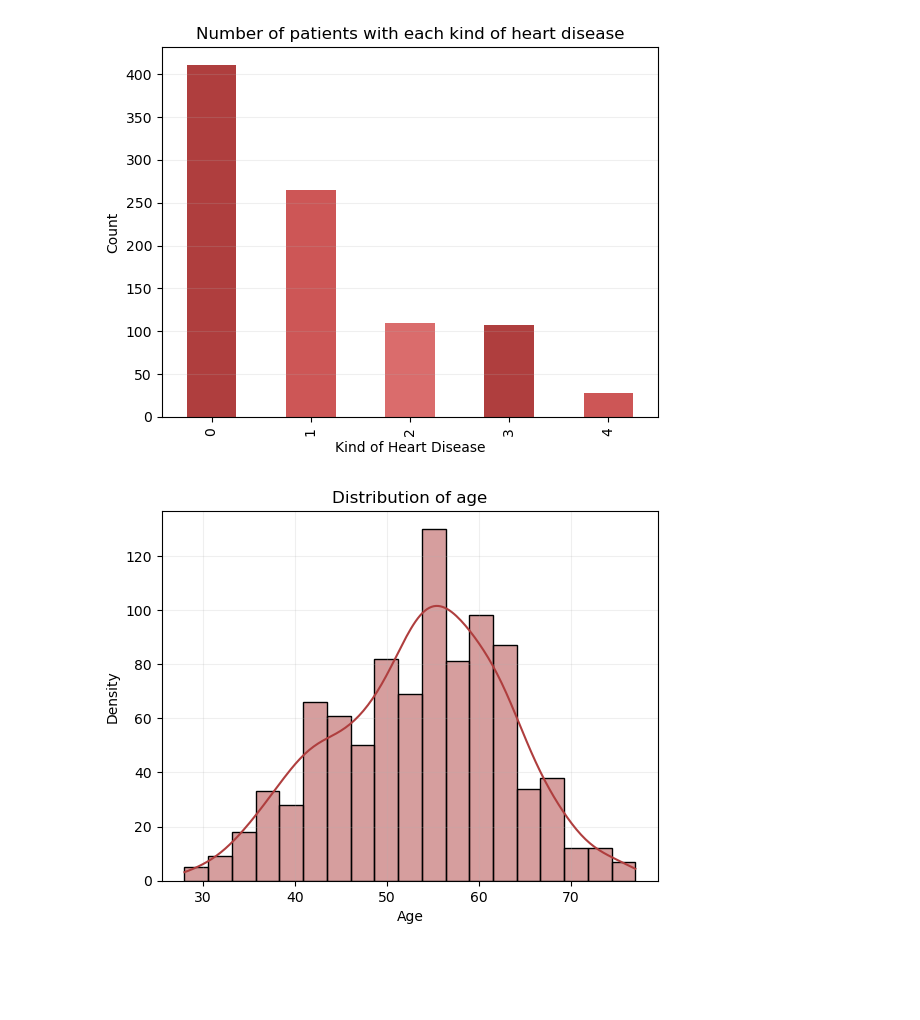
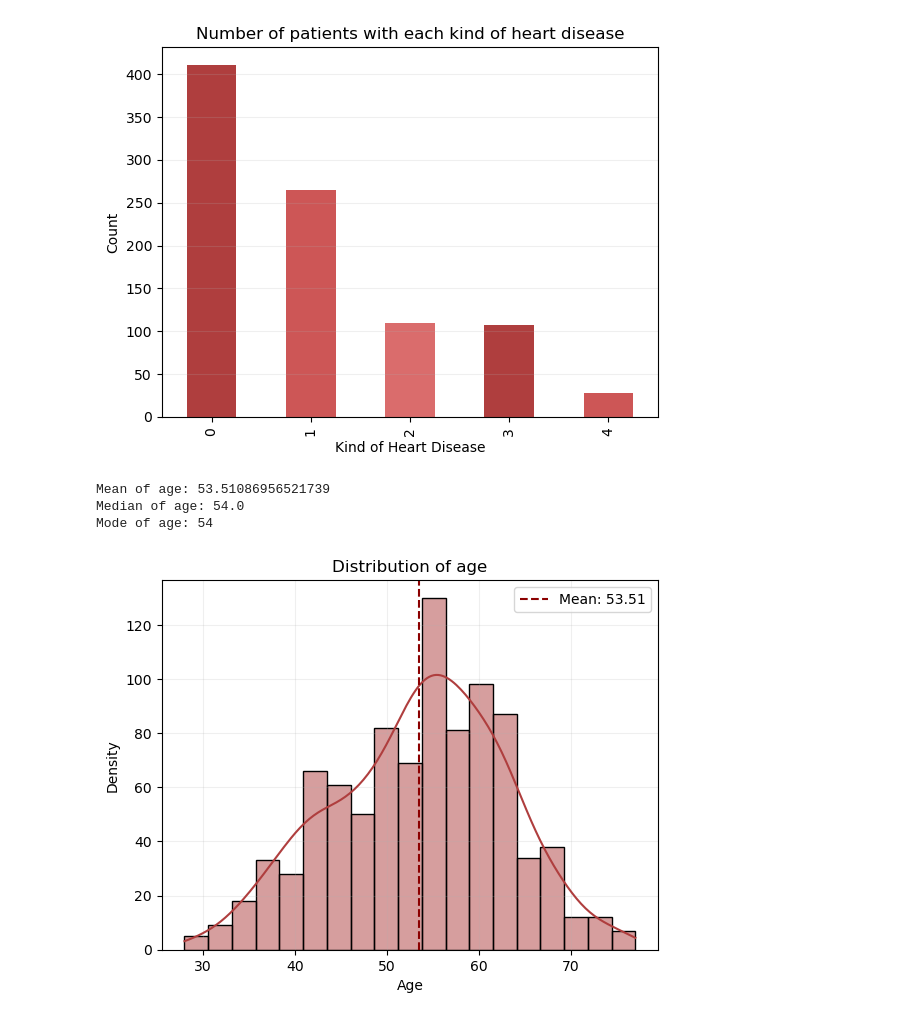
Before and after one commit to imelinc/heart-disease-project, a Jupyter notebook: heart-disease-project.ipynb, the cells around one changed output. Cells and saved outputs as stored; diff of their text form; code cells hidden in the pictures; blank space fills up the shorter version.

Commit message:
Plotting age dist

```diff
--- a/heart-disease-project.ipynb
+++ b/heart-disease-project.ipynb
@@ -131,11 +132,21 @@ plt.title("Number of patients with each kind of heart disease");
 # %%
 # let's see how's the age distribution
 import seaborn as sns
 
 sns.histplot(df.age, kde=True, color="#AF3E3E")
 plt.title("Distribution of age")
 plt.xlabel("Age")
 plt.ylabel("Density")
 plt.grid(True, alpha=0.2)
+
+plt.axvline(np.mean(df.age), color = 'darkred', linestyle="--", label = f'Mean: {np.mean(df.age):.2f}')
+plt.legend()
+
+print(f"Mean of age: {np.mean(df.age)}")
+print(f"Median of age: {np.median(df.age)}")
+print(f"Mode of age: {df.age.mode()[0]}") # 0 because it returns a series
 # %% [output]
+Mean of age: 53.51086956521739
+Median of age: 54.0
+Mode of age: 54
-[figure, old version]
+[figure, new version]
```
Also changed, not shown: parts of 1 cell of this notebook.
